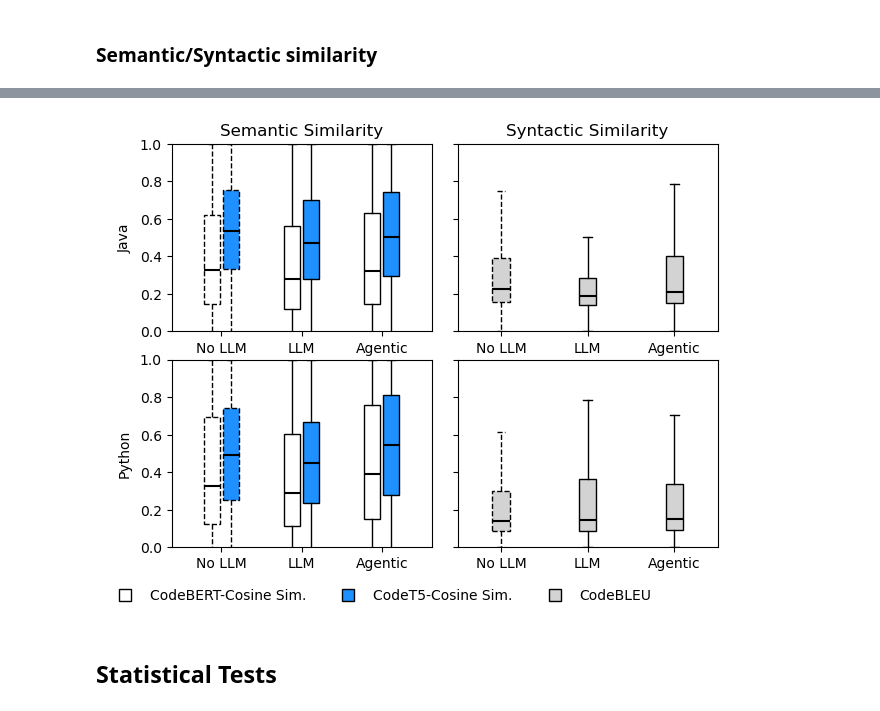
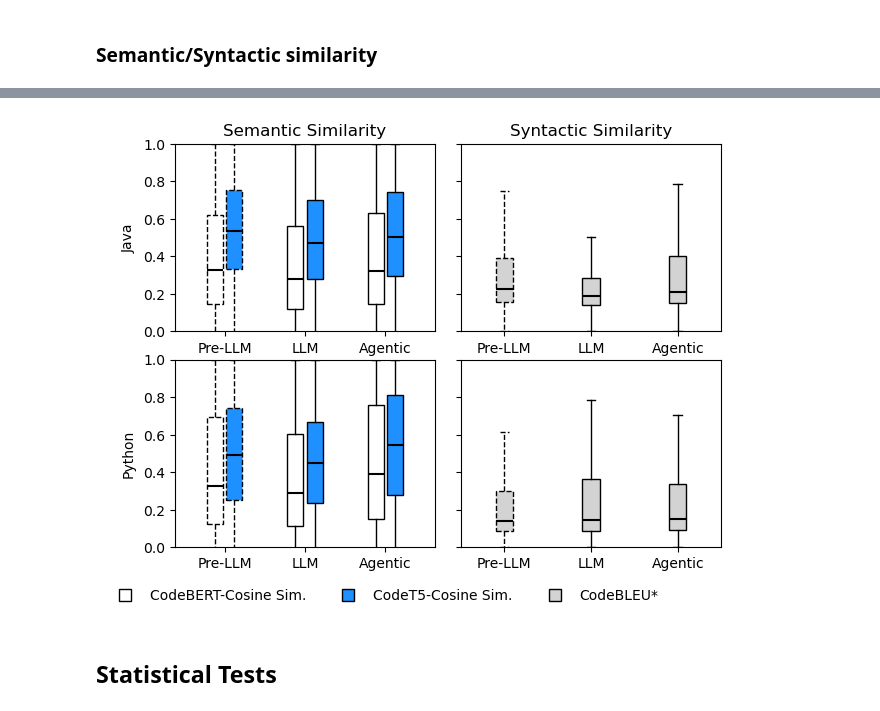
Before and after one commit to lucianoMarchezan/codehistorian-extractor, a Jupyter notebook: analysis/similarity_analysis.ipynb, the cells around one changed output, grey strips where cells are left out. Saved outputs shown, nothing was run; the diff lists cells and outputs as text; code cells hidden in the pictures.

```diff
--- a/analysis/similarity_analysis.ipynb
+++ b/analysis/similarity_analysis.ipynb
@@ -145,7 +145,6 @@ from pathlib import Path
 
 
 plot_df = pd.read_csv("plots/similarity_comparison_data.csv")
-
 model_names = {
     "microsoft/codebert-base-ft": "CodeBERT-Cosine Sim.",
     "Salesforce/codet5-base-ft": "CodeT5-Cosine Sim."
@@ -162,7 +161,7 @@ generation_types = [
 ]
 
 generation_labels = {
-    "no_llm": "No LLM",
+    "no_llm": "Pre-LLM",
     "llm": "LLM",
     "agentic": "Agentic"
 }
@@ -176,7 +175,6 @@ model_colors = {
 # Color for CodeBLEU
 codebleu_color = "lightgray"
 
-
 fig, axes = plt.subplots(
     len(languages),
     2,
@@ -184,21 +182,13 @@ fig, axes = plt.subplots(
     squeeze=False
 )
 
-
-
 # Textual summary
-
-
 summary = []
-
 for language in languages:
 
     lang_df = plot_df[plot_df["language"] == language]
 
-
     # Cosine similarity: one entry per model and generation type
-
-
     for model in models:
 
         for generation_type in generation_types:
@@ -229,8 +219,6 @@ for language in languages:
 
 
     # CodeBLEU: model-independent, one entry per generation type
-
-
     for generation_type in generation_types:
 
         values = (
@@ -243,7 +231,7 @@ for language in languages:
 
         summary.append({
             "Language": language.capitalize(),
-            "Metric": "CodeBLEU",
+            "Metric": "CodeBLEU*",
             "Model": "N/A",
             "Version": generation_labels[generation_type],
             "N": len(values),
@@ -256,9 +244,7 @@ for language in languages:
             "Max": values.max()
         })
 
-
 summary_df = pd.DataFrame(summary)
-
 display(
     summary_df.style.format({
         "Mean": "{:.4f}",
@@ -270,12 +256,6 @@ display(
         "Max": "{:.4f}"
     })
 )
-
-
-
-# Plot
-
-
 # Three groups instead of two
 base_positions = {
     "no_llm": 1,
@@ -290,16 +270,11 @@ offsets = {
 }
 
 box_width = 0.20
-
-
 for row, language in enumerate(languages):
 
     lang_df = plot_df[plot_df["language"] == language]
 
-
     # Cosine Similarity
-
-
     ax = axes[row, 0]
 
     for model_idx, model in enumerate(models):
@@ -360,11 +335,7 @@ for row, language in enumerate(languages):
                 median.set_linewidth(1.5)
                 median.set_linestyle("-")
 
-
-
     # CodeBLEU
-
-
     ax = axes[row, 1]
 
     for generation_type in generation_types:
@@ -423,10 +394,9 @@ for row, language in enumerate(languages):
     for col in range(2):
 
         ax = axes[row, col]
-
         ax.set_xticks([1, 2, 3])
         ax.set_xticklabels([
-            "No LLM",
+            "Pre-LLM",
             "LLM",
             "Agentic"
         ])
@@ -455,8 +425,6 @@ for row, language in enumerate(languages):
 axes[0, 0].set_title("Semantic Similarity")
 axes[0, 1].set_title("Syntactic Similarity")
 
-
-
 # Legend
 legend_handles = []
 
@@ -477,7 +445,6 @@ for model in models:
 
     legend_handles.append(handle)
 
-
 # CodeBLEU legend entry
 codebleu_handle = plt.Line2D(
     [0],
@@ -488,7 +455,7 @@ codebleu_handle = plt.Line2D(
     markerfacecolor=codebleu_color,
     markeredgecolor="black",
     linestyle="None",
-    label="CodeBLEU"
+    label="CodeBLEU*"
 )
 
 legend_handles.append(codebleu_handle)
@@ -502,7 +469,6 @@ fig.legend(
     frameon=False
 )
 
-
 # Layout and save
 plt.subplots_adjust(
     wspace=0.10,
@@ -514,13 +480,11 @@ plt.subplots_adjust(
 )
 
 Path("plots").mkdir(exist_ok=True)
-
 plt.savefig(
     "plots/similarity_comparison.pdf",
     format="pdf",
     bbox_inches="tight"
 )
-
 plt.show()
 # %% [output]
 |  | Language | Metric | Model | Version | N | Mean | Median | Std | Min | Q1 | Q3 | ... |
@@ -541,6 +505,6 @@ plt.show()
 | 16 | Python | CodeBLEU | N/A | LLM | 641424 | 0.2323 | 0.1463 | 0.2184 | 0.0001 | 0.0844 | 0.3652 | ... |
 | 17 | Python | CodeBLEU | N/A | Agentic | 443594 | 0.2638 | 0.1512 | 0.2686 | 0.0003 | 0.0938 | 0.3373 | ... |
-[figure, old version]
+[figure, new version]
 # %% [markdown]
 ## Statistical Tests
 # %% [markdown]
```
Also changed, not shown: parts of 2 cells of this notebook, 4 other files.
